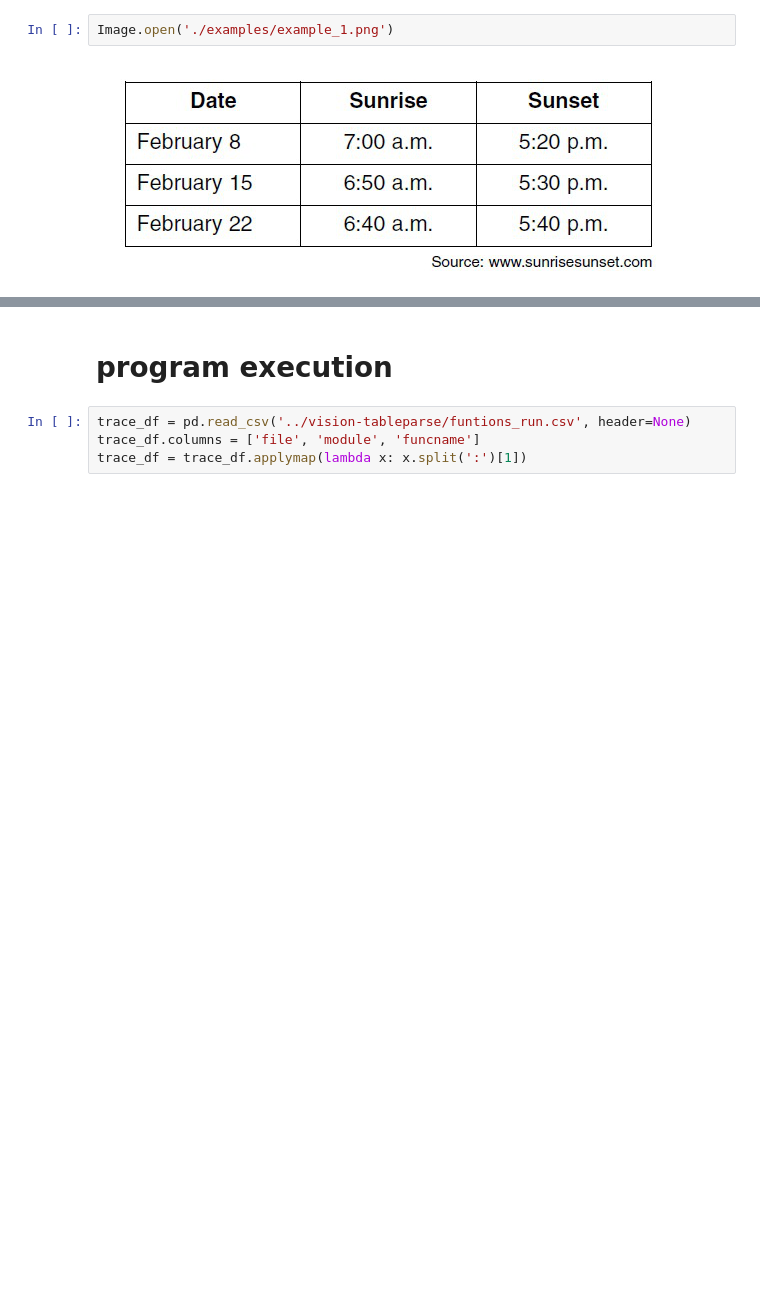
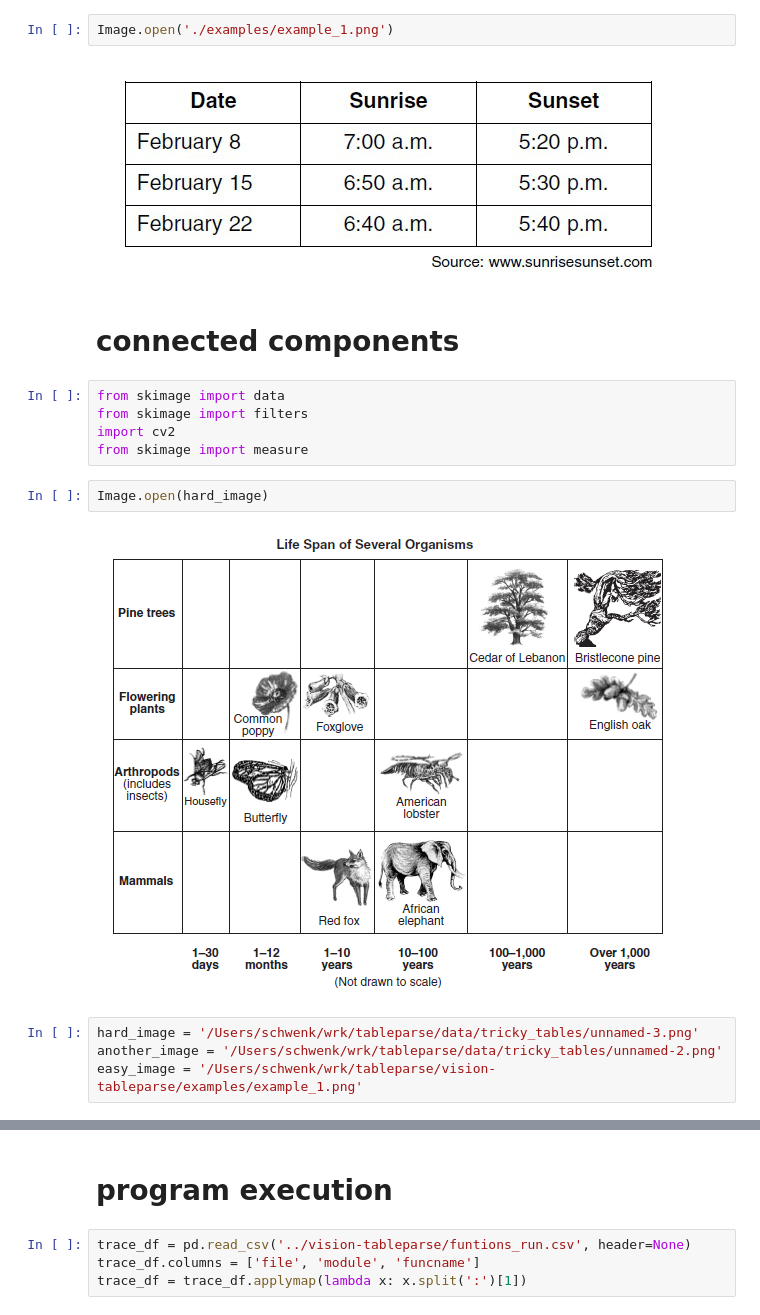
Before and after one commit to drschwenk/tableparse_notebooks, a Jupyter notebook: table_parse_early_tests.ipynb, the cells around one changed output, grey strips where cells are left out. Saved outputs shown, nothing was run; the diff lists cells and outputs as text; blank space fills up the shorter version.

```diff
--- a/table_parse_early_tests.ipynb
+++ b/table_parse_early_tests.ipynb
@@ -286,3 +292,18 @@ gt, jr = detect_and_compare(Image.open('./examples/example_1.png'), '../test/gt_
 Image.open('./examples/example_1.png')
 # %% [output]
 [figure]
+# %% [markdown]
+# connected components
+# %%
+from skimage import data
+from skimage import filters
+import cv2
+from skimage import measure
+# %%
+Image.open(hard_image)
+# %% [output]
+[figure, added]
+# %%
+hard_image = '/Users/schwenk/wrk/tableparse/data/tricky_tables/unnamed-3.png'
+another_image = '/Users/schwenk/wrk/tableparse/data/tricky_tables/unnamed-2.png'
+easy_image = '/Users/schwenk/wrk/tableparse/vision-tableparse/examples/example_1.png'
```
Also changed, not shown: parts of 17 cells of this notebook, 6 other files.
